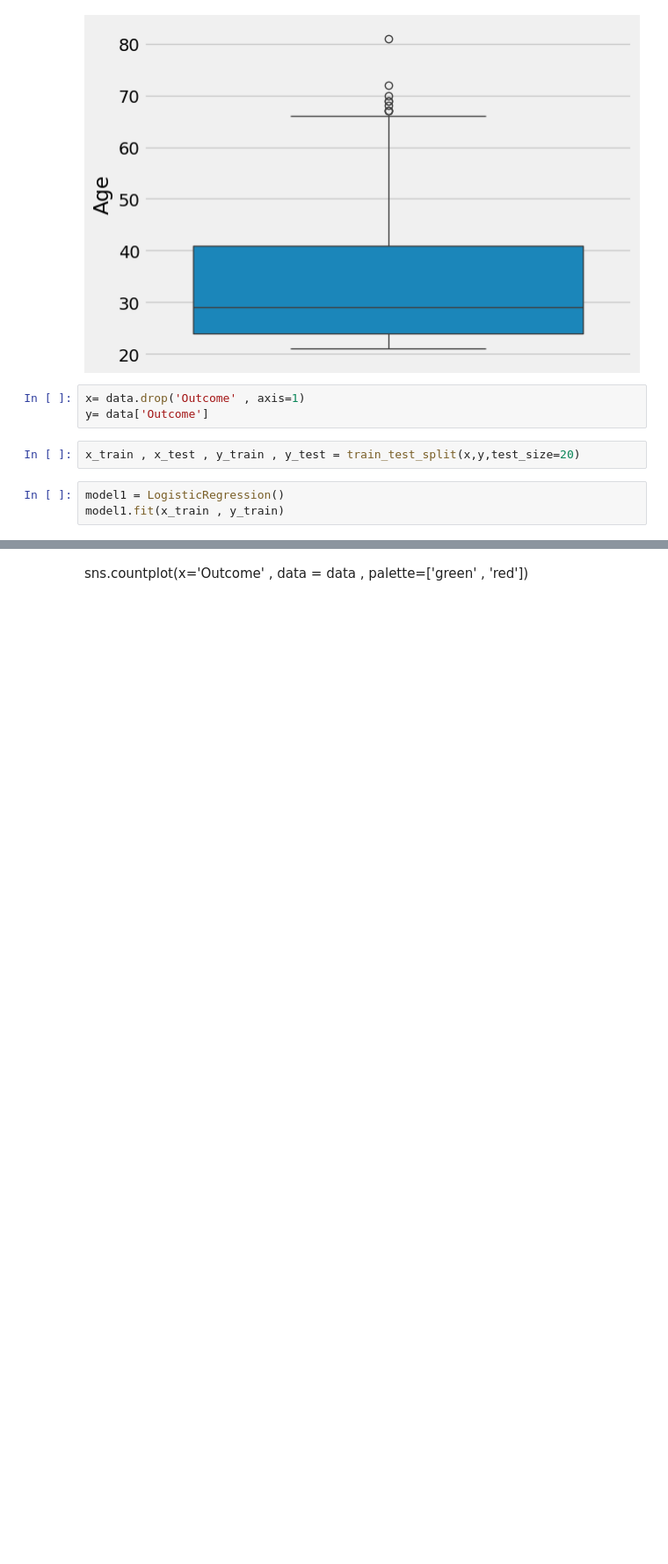
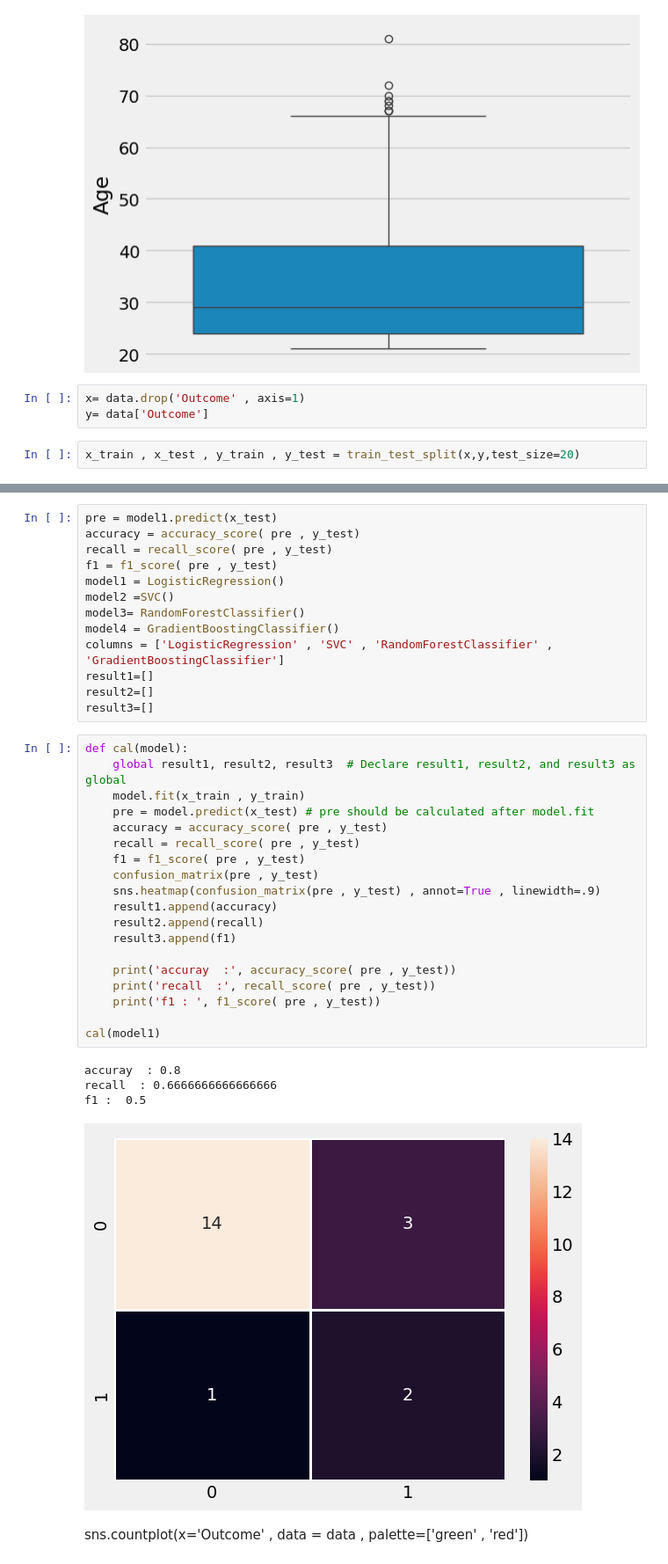
Before and after one commit to nightitachi/Block-Notes, a Jupyter notebook: diabetes.ipynb, the cells around one changed output, grey strips where cells are left out. Shown at 88% size. Cells and saved outputs as stored; diff of their text form; blank space fills up the shorter version.

```diff
--- a/diabetes.ipynb
+++ b/diabetes.ipynb
@@ -99,6 +126,3 @@ x= data.drop('Outcome' , axis=1)
 y= data['Outcome']
 # %%
 x_train , x_test , y_train , y_test = train_test_split(x,y,test_size=20)
-# %%
-model1 = LogisticRegression()
-model1.fit(x_train , y_train)
@@ -125,2 +136,39 @@ sns.heatmap(confusion_matrix(pre , y_test) , annot=True)
+# %%
+pre = model1.predict(x_test)
+accuracy = accuracy_score( pre , y_test)
+recall = recall_score( pre , y_test)
+f1 = f1_score( pre , y_test)
+model1 = LogisticRegression()
+model2 =SVC()
+model3= RandomForestClassifier()
+model4 = GradientBoostingClassifier()
+columns = ['LogisticRegression' , 'SVC' , 'RandomForestClassifier' , 'GradientBoostingClassifier']
+result1=[]
+result2=[]
+result3=[]
+# %%
+def cal(model):
+    global result1, result2, result3  # Declare result1, result2, and result3 as global
+    model.fit(x_train , y_train)
+    pre = model.predict(x_test) # pre should be calculated after model.fit
+    accuracy = accuracy_score( pre , y_test)
+    recall = recall_score( pre , y_test)
+    f1 = f1_score( pre , y_test)
+    confusion_matrix(pre , y_test)
+    sns.heatmap(confusion_matrix(pre , y_test) , annot=True , linewidth=.9)
+    result1.append(accuracy)
+    result2.append(recall)
+    result3.append(f1)
+
+    print('accuray  :', accuracy_score( pre , y_test))
+    print('recall  :', recall_score( pre , y_test))
+    print('f1 : ', f1_score( pre , y_test))
+
+cal(model1)
+# %% [output]
+accuray  : 0.8
+recall  : 0.6666666666666666
+f1 :  0.5
+[figure, added]
 # %% [markdown]
 sns.countplot(x='Outcome' , data = data  , palette=['green' , 'red'])
```
Also changed, not shown: parts of 16 cells of this notebook.
